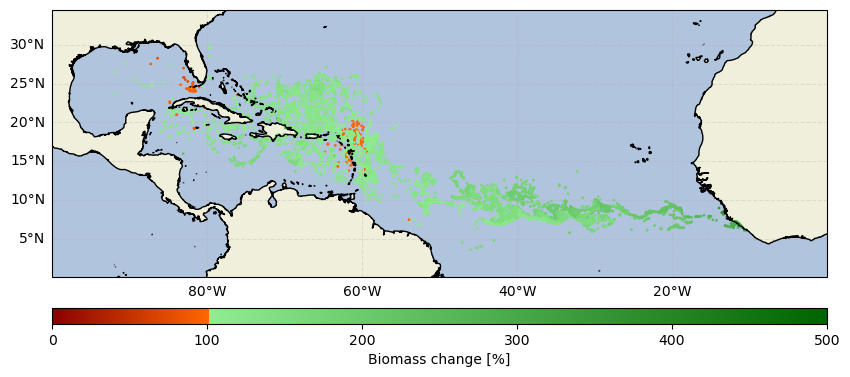
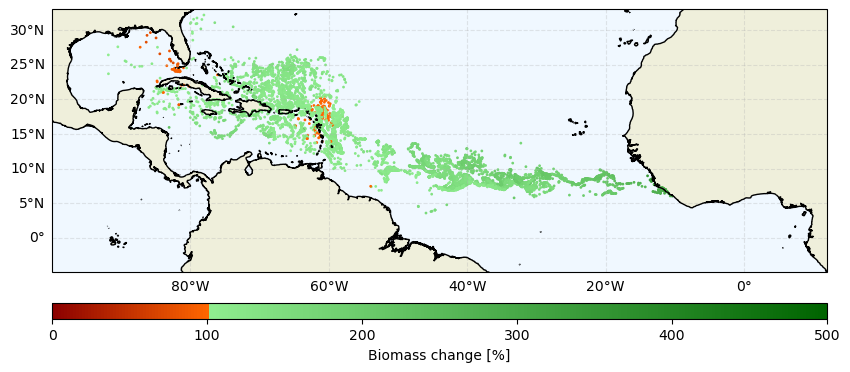
The notebook cell's code change between the first figure and the second:
--- before
+++ after
@@ -1,5 +1,5 @@
 fig = plt.figure(figsize = (10, 5))
 ax = plt.axes(projection=ccrs.PlateCarree())
-ax.set_facecolor('lightsteelblue')
+ax.set_facecolor('aliceblue')
 ax.gridlines(draw_labels=['left','bottom'], zorder=2, alpha=0.3, linestyle='--')
 
@@ -28,5 +28,5 @@
 ax.add_feature(cartopy.feature.COASTLINE.with_scale('10m'), zorder=2)
 ax.add_feature(cartopy.feature.LAND.with_scale('10m'))
-ax.set_extent([-100, 0, 0, 24])
+ax.set_extent([-100, 12, -5, 33], crs=ccrs.PlateCarree())
 
 cbar = plt.colorbar(cscat, ax=ax, orientation='horizontal', pad=0.08, aspect=50, label='Biomass change [%]')

Commit: Updating Figure 5 with new color map